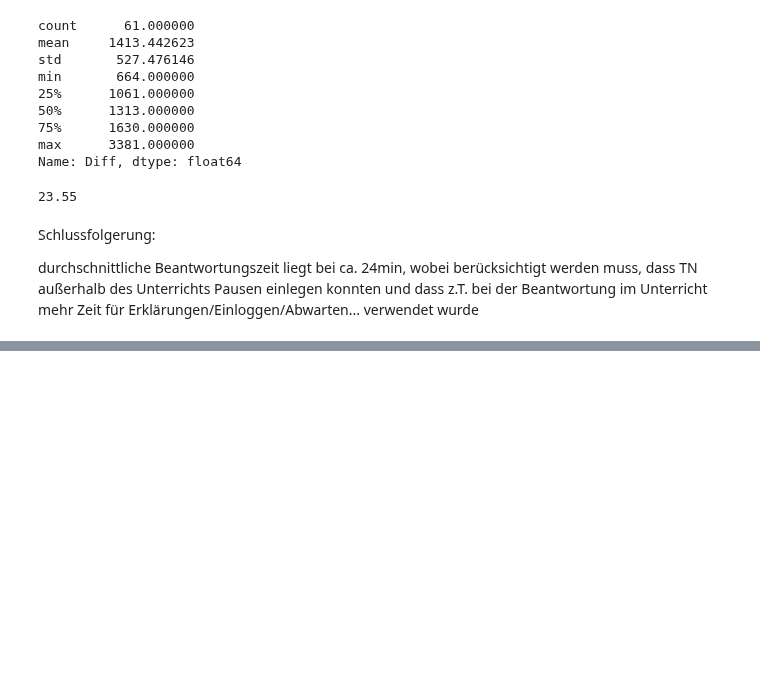
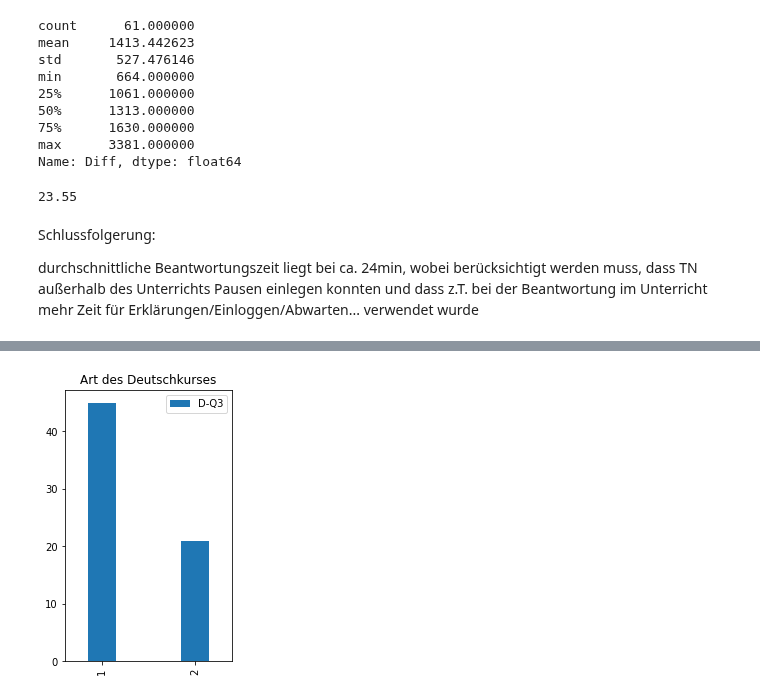
Before and after one commit to martinakienberger/Dissertation_LIS, a Jupyter notebook: Datenanalyse.ipynb, the cells around one changed output, grey strips where cells are left out. Cells and saved outputs as stored; diff of their text form; code cells hidden in the pictures; blank space fills up the shorter version.

```diff
--- a/Datenanalyse.ipynb
+++ b/Datenanalyse.ipynb
@@ -306,0 +359,4 @@ durchschnittliche Beantwortungszeit liegt bei ca. 24min, wobei berücksichtigt w
+# %%
+Daten['D-Q3'].value_counts()[[1,2]].plot(kind = 'bar', figsize = (3,5), width = 0.3, legend = True, title = "Art des Deutschkurses");
+# %% [output]
+[figure, added]
```
Also changed, not shown: parts of 24 cells of this notebook, 1 other file.
